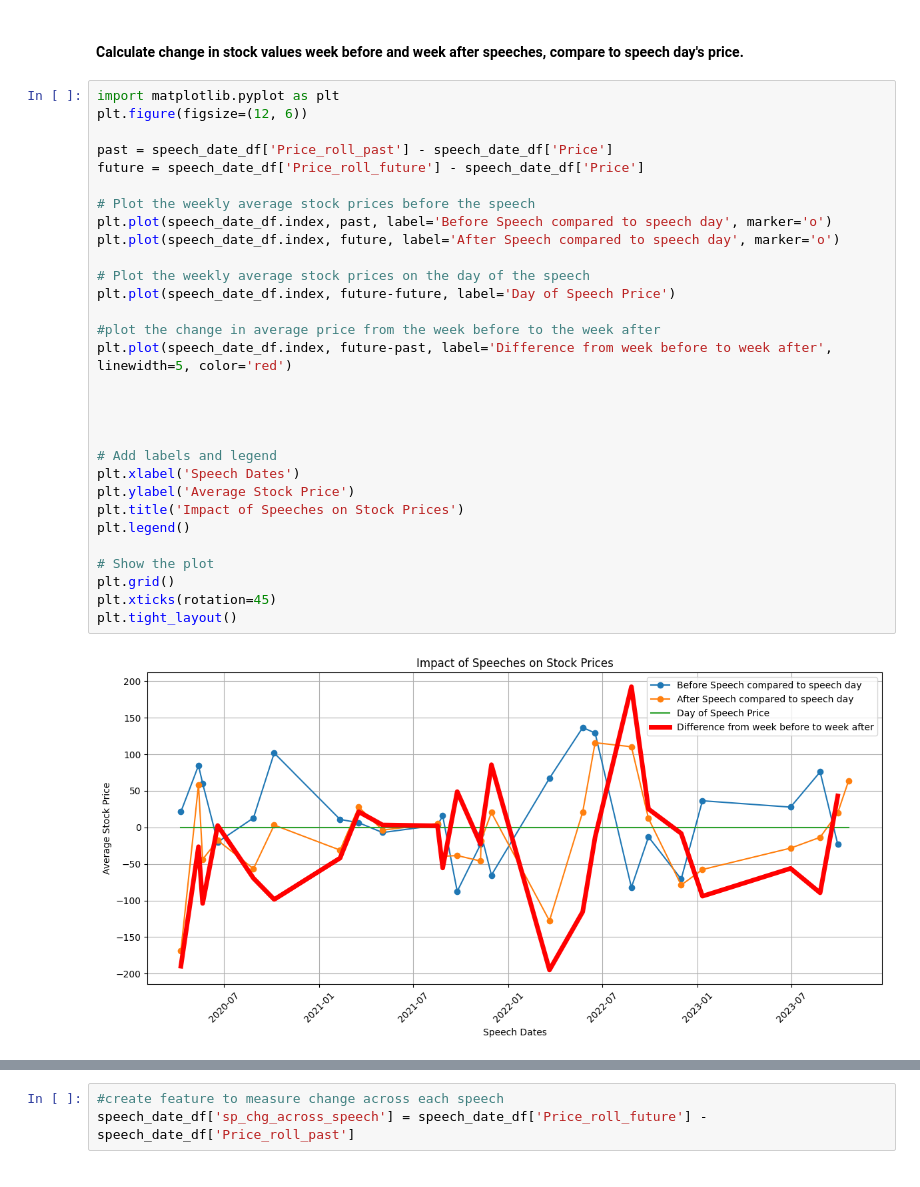
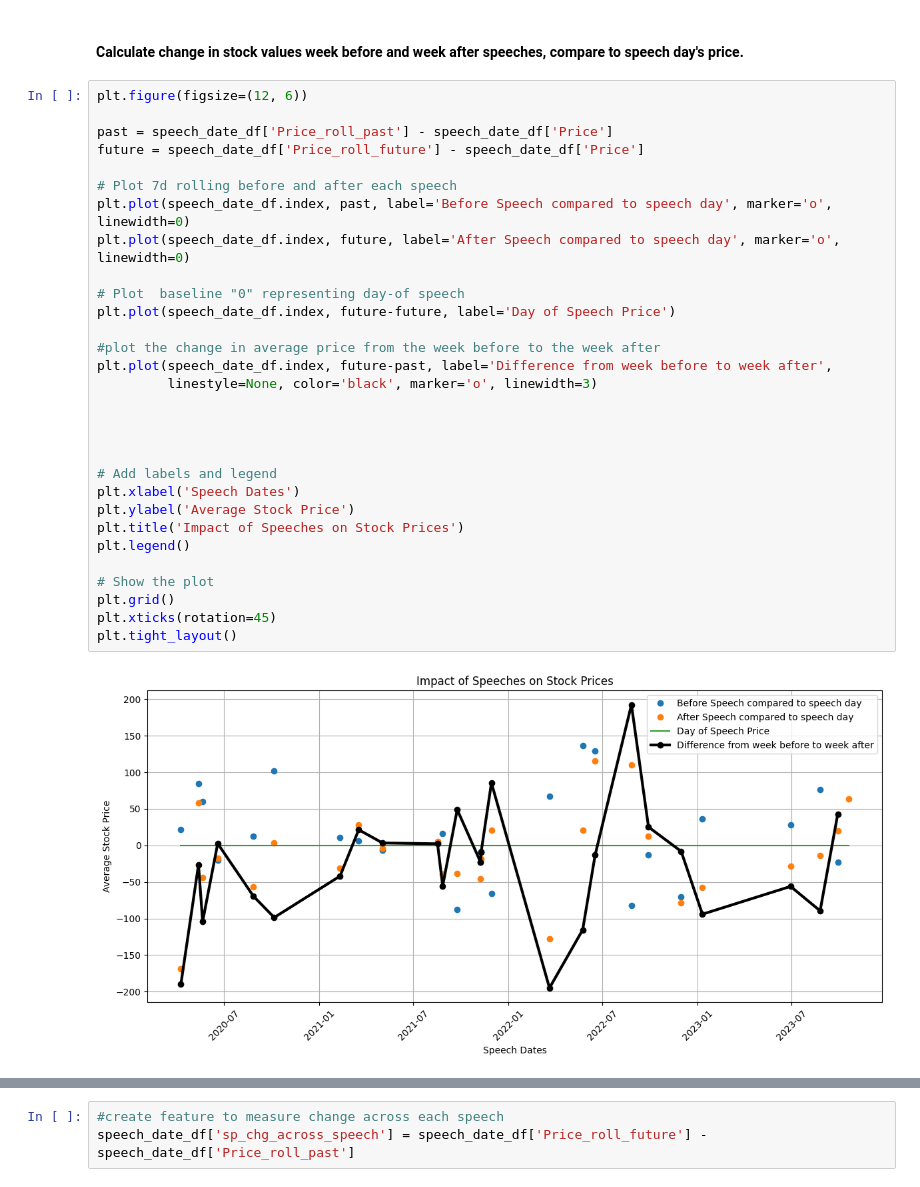
Before and after one commit to jpbaselj/J-Powell-SP500-Influence, a Jupyter notebook: 3_2_EDA_Feature_Engineering.ipynb, the cells around one changed output, grey strips where cells are left out. Saved outputs shown, nothing was run; the diff lists cells and outputs as text.

```diff
--- a/3_2_EDA_Feature_Engineering.ipynb
+++ b/3_2_EDA_Feature_Engineering.ipynb
@@ -246,34 +246,34 @@ Avg daily return over entire time span:  0.03830385
 # %% [markdown]
 #### Calculate change in stock values week before and week after speeches, compare to speech day's price.
 # %%
-import matplotlib.pyplot as plt
 plt.figure(figsize=(12, 6))
 
 past = speech_date_df['Price_roll_past'] - speech_date_df['Price']
 future = speech_date_df['Price_roll_future'] - speech_date_df['Price']
 
-# Plot the weekly average stock prices before the speech
-plt.plot(speech_date_df.index, past, label='Before Speech compared to speech day', marker='o')
-plt.plot(speech_date_df.index, future, label='After Speech compared to speech day', marker='o')
+# Plot 7d rolling before and after each speech
+plt.plot(speech_date_df.index, past, label='Before Speech compared to speech day', marker='o', linewidth=0)
+plt.plot(speech_date_df.index, future, label='After Speech compared to speech day', marker='o', linewidth=0)
 
-# Plot the weekly average stock prices on the day of the speech
+# Plot  baseline "0" representing day-of speech
 plt.plot(speech_date_df.index, future-future, label='Day of Speech Price')
 
 #plot the change in average price from the week before to the week after
-plt.plot(speech_date_df.index, future-past, label='Difference from week before to week after', linewidth=5, color='red')
+plt.plot(speech_date_df.index, future-past, label='Difference from week before to week after',
+         linestyle=None, color='black', marker='o', linewidth=3)
 
 
 
 
 # Add labels and legend
 plt.xlabel('Speech Dates')
 plt.ylabel('Average Stock Price')
 plt.title('Impact of Speeches on Stock Prices')
 plt.legend()
 
 # Show the plot
 plt.grid()
 plt.xticks(rotation=45)
 plt.tight_layout()
 # %% [output]
-[figure, old version]
+[figure, new version]
```
Also changed, not shown: parts of 3 cells of this notebook, 3 other files.
